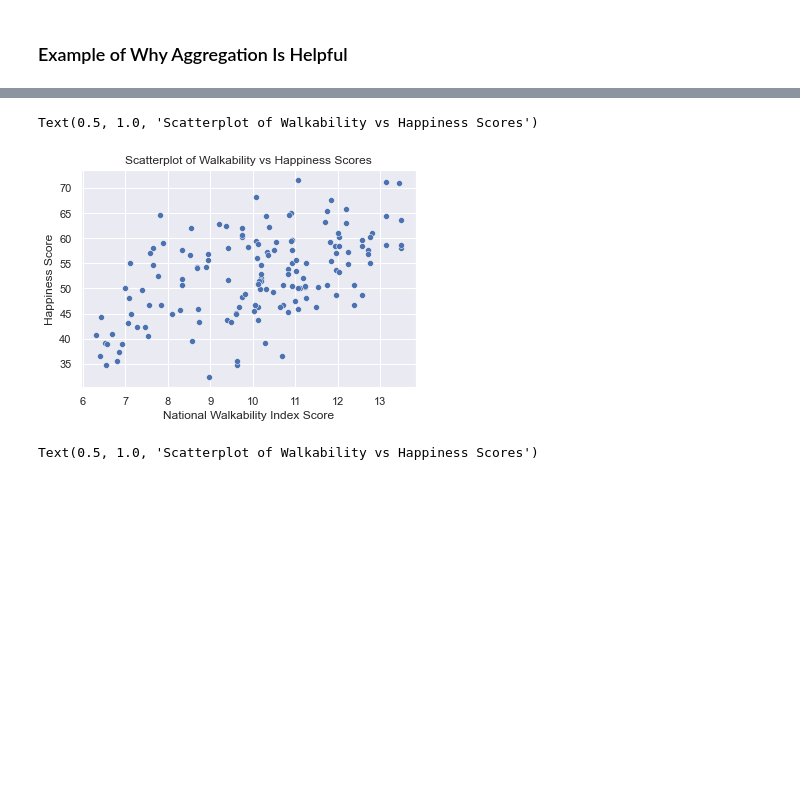
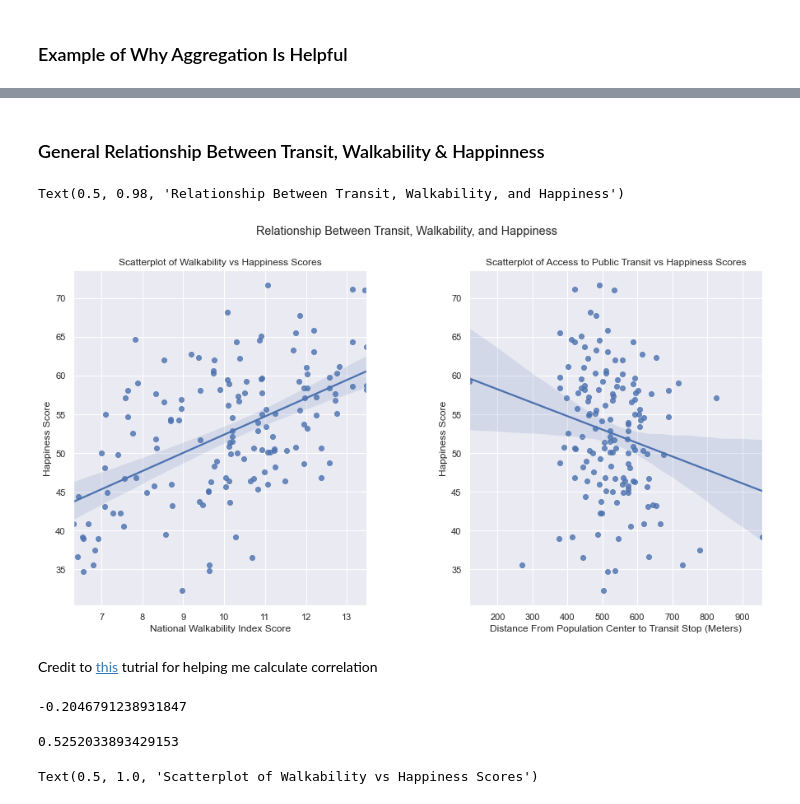
Before and after one commit to haleyej/330_final_project, a Jupyter notebook: process_data.ipynb, the cells around one changed output, grey strips where cells are left out. Drawn from its saved outputs; the diff is of its cells as text; code cells hidden in the pictures; blank space fills up the shorter version.

Commit message:
pov: you forgot transit was part of this project

```diff
--- a/process_data.ipynb
+++ b/process_data.ipynb
@@ -234,10 +260,34 @@ Text(0.5, 0.98, 'Effect of Aggregating by City on Analysis')
-# %%
-g = sns.scatterplot(x = 'NatWalkInd', y = 'total_score', data = df)
-g.set(xlabel = 'National Walkability Index Score', ylabel = 'Happiness Score')
-g.set_title("Scatterplot of Walkability vs Happiness Scores")
-# %% [output]
-Text(0.5, 1.0, 'Scatterplot of Walkability vs Happiness Scores')
-[figure, removed]
+# %% [markdown]
+<h3>General Relationship Between Transit, Walkability & Happinness</h3>
+# %%
+fig, axes = plt.subplots(1, 2)
+fig.set_size_inches(15, 7.5)
+fig.subplots_adjust(hspace = 0.5, wspace = 0.35)
+
+axes[0] = sns.regplot(x = 'NatWalkInd', y = 'total_score', data = df, ax = axes[0])
+axes[0].set(xlabel = 'National Walkability Index Score', ylabel = 'Happiness Score')
+axes[0].set_title("Scatterplot of Walkability vs Happiness Scores")
+
+axes[1] = sns.regplot(x = 'D4A', y = 'total_score', data = df, ax = axes[1])
+axes[1].set(xlabel = 'Distance From Population Center to Transit Stop (Meters)', ylabel = 'Happiness Score')
+axes[1].set_title("Scatterplot of Access to Public Transit vs Happiness Scores")
+
+fig.suptitle("Relationship Between Transit, Walkability, and Happiness")
+# %% [output]
+Text(0.5, 0.98, 'Relationship Between Transit, Walkability, and Happiness')
+[figure, added]
+# %% [markdown]
+<p>Credit to <a href = "https://machinelearningmastery.com/how-to-use-correlation-to-understand-the-relationship-between-variables/">this</a> tutrial for helping me calculate correlation</p>
+# %%
+corr, _ = pearsonr(df['total_score'], df['D4A'])
+print(corr)
+# %% [output]
+-0.2046791238931847
+# %%
+corr, _ = pearsonr(df['total_score'], df['NatWalkInd'])
+print(corr)
+# %% [output]
+0.5252033893429153
 # %%
 rcParams['figure.figsize'] = 12,8
 g = sns.regplot(x = 'NatWalkInd', y = 'total_score', data = df)
```
Also changed, not shown: parts of 24 cells of this notebook.
